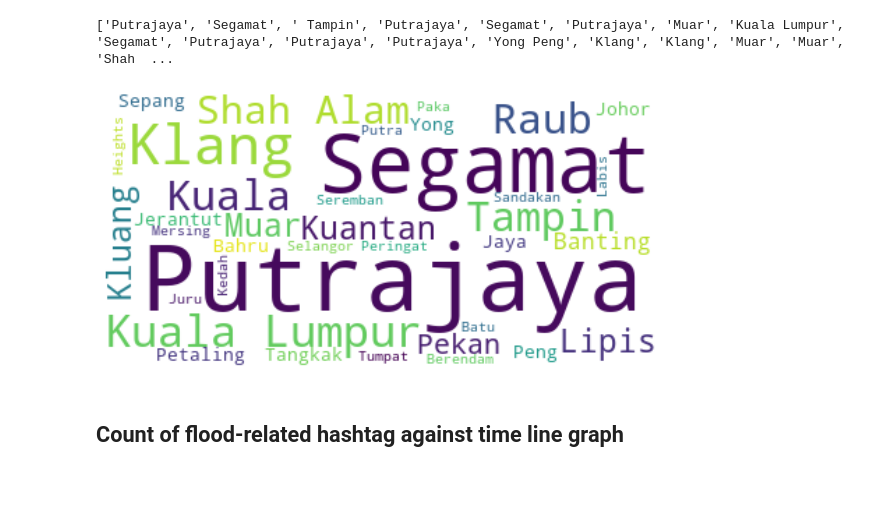
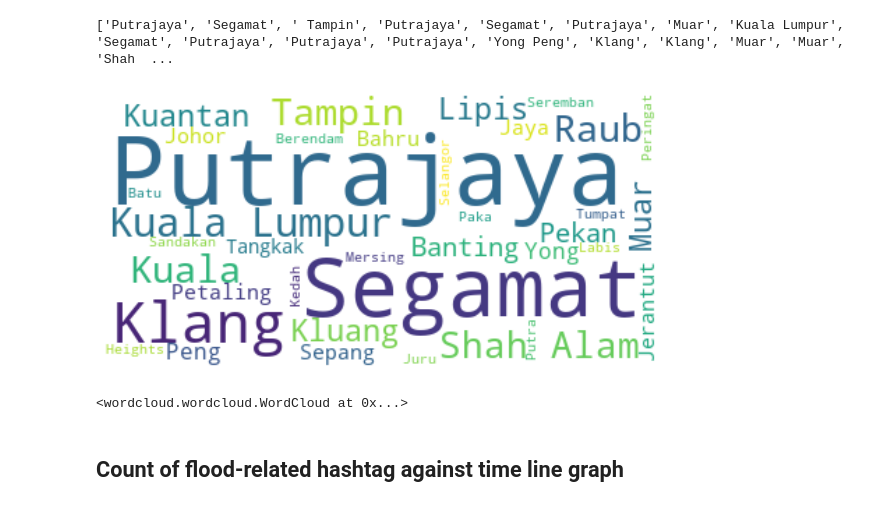
Before and after one commit to wilsonkw97/WeWarnYou, a Jupyter notebook: Data Collection and Pre-processing.ipynb, the cells around one changed output. Drawn from its saved outputs; the diff is of its cells as text; code cells hidden in the pictures.

```diff
--- a/Data Collection and Pre-processing.ipynb
+++ b/Data Collection and Pre-processing.ipynb
@@ -14,0 +53,7 @@ df.head()
+# %%
+# Observe stopwords and add to new_words
+import pandas
+
+df_word = df.apply(lambda row:cleanData(row['tweet_text']), axis = 1) # apply function to each tweet_t
+freq = pandas.Series(''.join(df_word).split()).value_counts()[0:40]
+print(freq)
@@ -14,0 +78,27 @@ df.head()
+# %%
+# Create Wordcloud and Save
+
+import os
+from os import path
+from PIL import Image
+from wordcloud import WordCloud, STOPWORDS,ImageColorGenerator
+
+import matplotlib.pyplot as plt
+%matplotlib inline
+
+#used to convert data element into list
+abstract = df_word.values.tolist()
+
+# Create wordcloud
+wordcloud = WordCloud(background_color='white', stopwords=stop_words, max_words=100,max_font_size=50, random_state=42).generate(str(abstract))
+
+# Display the generated image:
+plt.figure(figsize=(10,10)) #inches
+plt.axis("off")
+plt.imshow(wordcloud, interpolation='bilinear')
+
+plt.show()
+
+# Save wordcloud to django static folder
+path = os.getcwd() + r"\django-volt-dashboard\apps\static\assets\wc-word.png"
+wordcloud.to_file(path)
@@ -54,18 +147,23 @@ print(wc_city_list)
 # %%
 import matplotlib.pyplot as plt
 from wordcloud import WordCloud
 
 wc_city = (" ").join(wc_city_list)
-wordcloud = WordCloud(background_color="white", repeat=False).generate(wc_city_string)
+wordcloud = WordCloud(background_color="white", repeat=False).generate(wc_city)
 
 # Display the generated image:
 plt.figure(figsize=(10,10)) #inches
 plt.axis("off")
 plt.imshow(wordcloud, interpolation='bilinear')
 
 plt.show()
+
+# Save wordcloud to django static folder
+path = os.getcwd() + r"\django-volt-dashboard\apps\static\assets\wc-location.png"
+wordcloud.to_file(path)
 # %% [output]
-[figure, old version]
+[figure, new version]
+<wordcloud.wordcloud.WordCloud at 0x...>
 # %% [markdown]
 ## Count of flood-related hashtag against time line graph
 # %%
```
Also changed, not shown: parts of 17 cells of this notebook, 5 other files.
